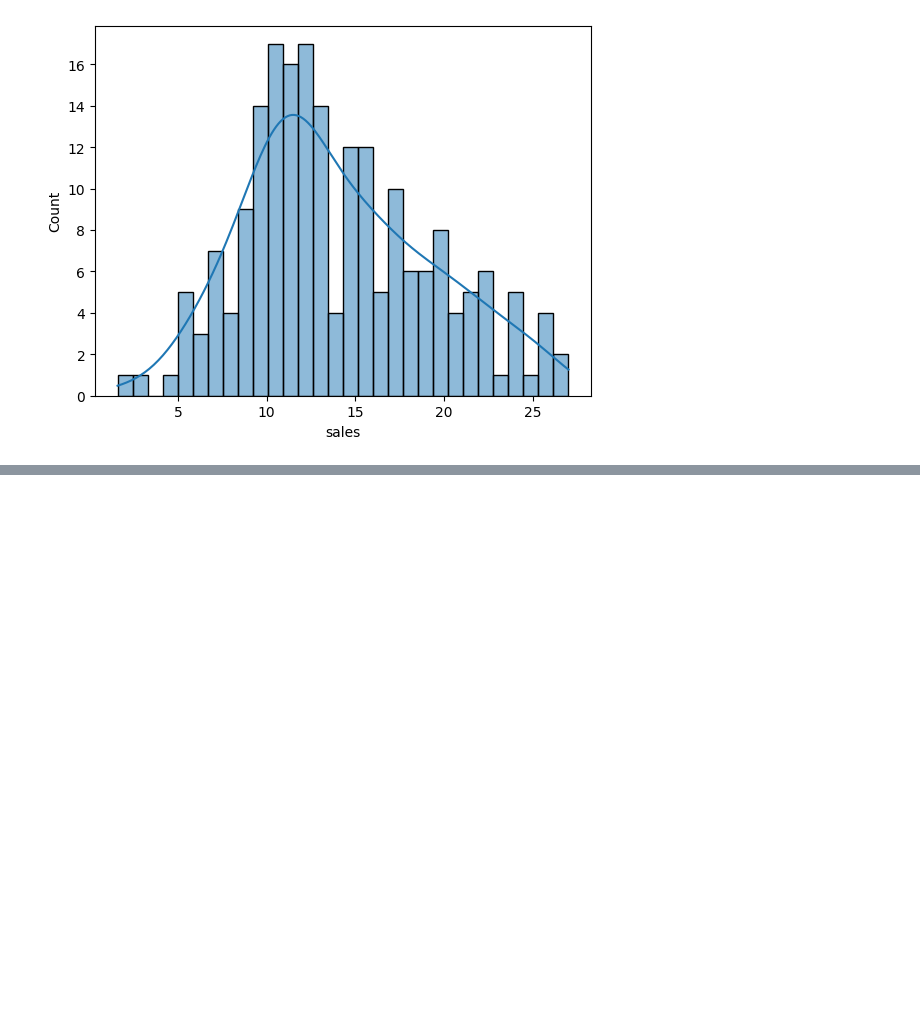
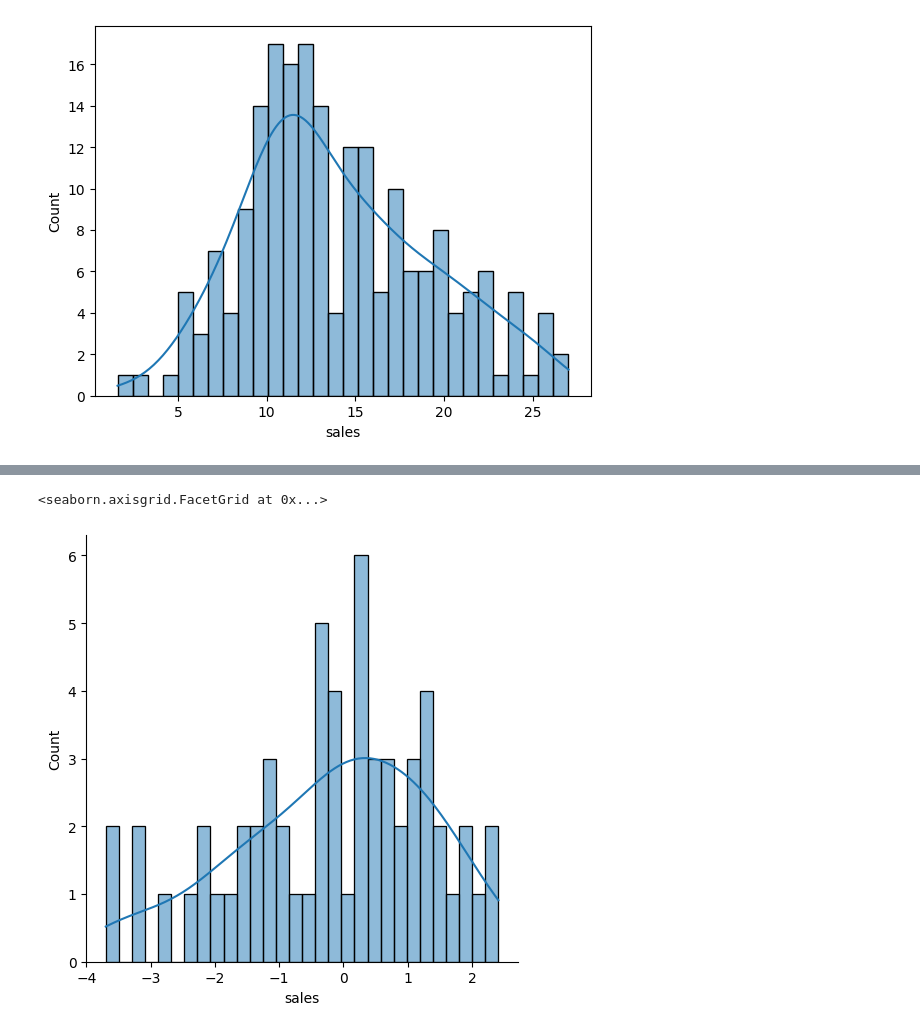
Before and after one commit to GabrielRugila/stats-ml, a Jupyter notebook: L_PY_ML/LR/scikit-basics.ipynb, the cells around one changed output, grey strips where cells are left out. Drawn from its saved outputs; the diff is of its cells as text; code cells hidden in the pictures; blank space fills up the shorter version.

```diff
--- a/L_PY_ML/LR/scikit-basics.ipynb
+++ b/L_PY_ML/LR/scikit-basics.ipynb
@@ -189,0 +222,5 @@ mean_absolute_error(y_test, test_pred) - np.sqrt(mean_squared_error(y_test, test
+# %%
+sns.displot(test_resd, kde=True, bins=30)
+# %% [output]
+<seaborn.axisgrid.FacetGrid at 0x...>
+[figure, added]
```
Also changed, not shown: parts of 21 cells of this notebook, 1 other file.
